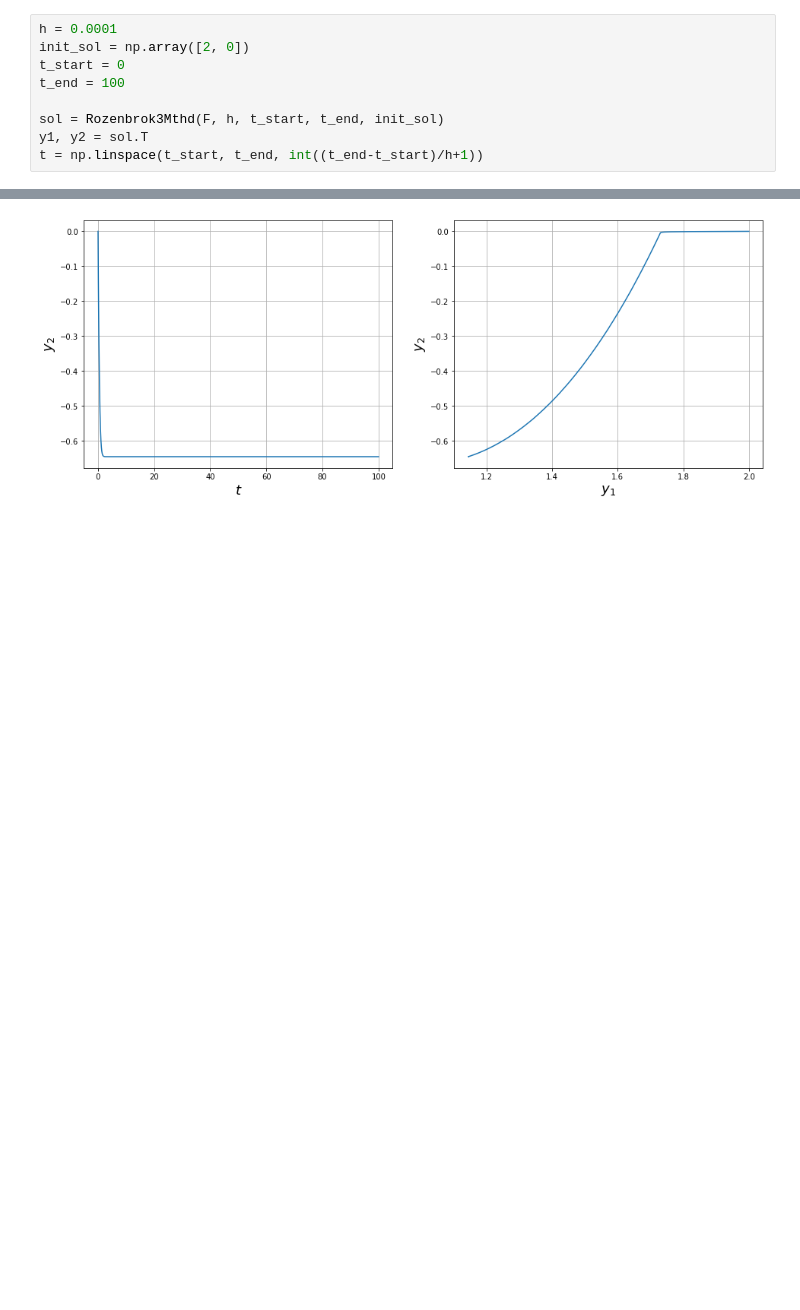
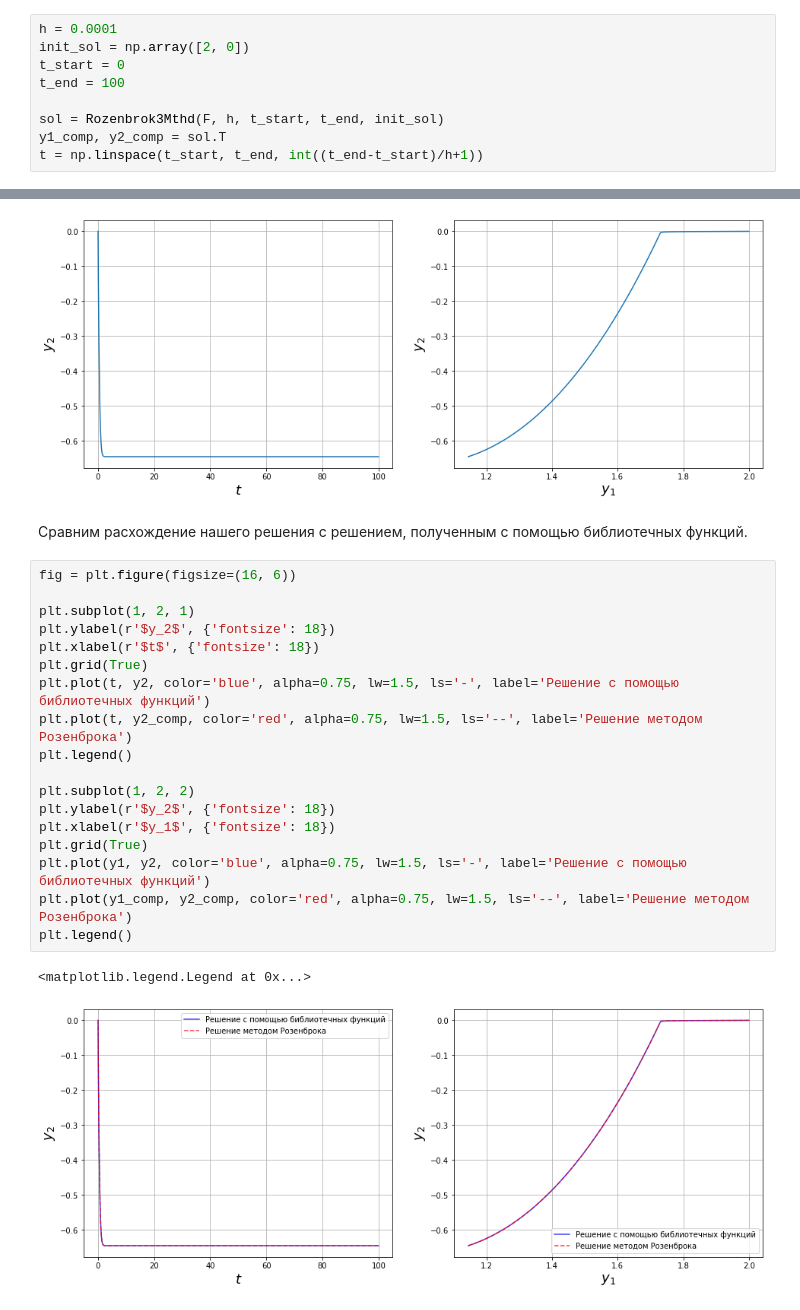
Before and after one commit to pavel-collab/comp-math, a Jupyter notebook: lab07/lab07.ipynb, the cells around one changed output, grey strips where cells are left out. Cells and saved outputs as stored; diff of their text form; blank space fills up the shorter version.

Commit message:
Провел сравнение собственного решения с решением, полученным с помощью библиотечных функций

```diff
--- a/lab07/lab07.ipynb
+++ b/lab07/lab07.ipynb
@@ -104,7 +107,7 @@ t_start = 0
 t_end = 100
 
 sol = Rozenbrok3Mthd(F, h, t_start, t_end, init_sol)
-y1, y2 = sol.T
+y1_comp, y2_comp = sol.T
 t = np.linspace(t_start, t_end, int((t_end-t_start)/h+1))
 # %%
 fig = plt.figure(figsize=(16, 6))
@@ -182,3 +185,26 @@ plt.plot(y1, y2)
 # %% [output]
 [<matplotlib.lines.Line2D at 0x...>]
 [figure]
+# %% [markdown]
+Сравним расхождение нашего решения с решением, полученным с помощью библиотечных функций.
+# %%
+fig = plt.figure(figsize=(16, 6))
+
+plt.subplot(1, 2, 1)
+plt.ylabel(r'$y_2$', {'fontsize': 18})
+plt.xlabel(r'$t$', {'fontsize': 18})
+plt.grid(True)
+plt.plot(t, y2, color='blue', alpha=0.75, lw=1.5, ls='-', label='Решение с помощью библиотечных функций')
+plt.plot(t, y2_comp, color='red', alpha=0.75, lw=1.5, ls='--', label='Решение методом Розенброка')
+plt.legend()
+
+plt.subplot(1, 2, 2)
+plt.ylabel(r'$y_2$', {'fontsize': 18})
+plt.xlabel(r'$y_1$', {'fontsize': 18})
+plt.grid(True)
+plt.plot(y1, y2, color='blue', alpha=0.75, lw=1.5, ls='-', label='Решение с помощью библиотечных функций')
+plt.plot(y1_comp, y2_comp, color='red', alpha=0.75, lw=1.5, ls='--', label='Решение методом Розенброка')
+plt.legend()
+# %% [output]
+<matplotlib.legend.Legend at 0x...>
+[figure, added]
```
Also changed, not shown: parts of 4 cells of this notebook.
